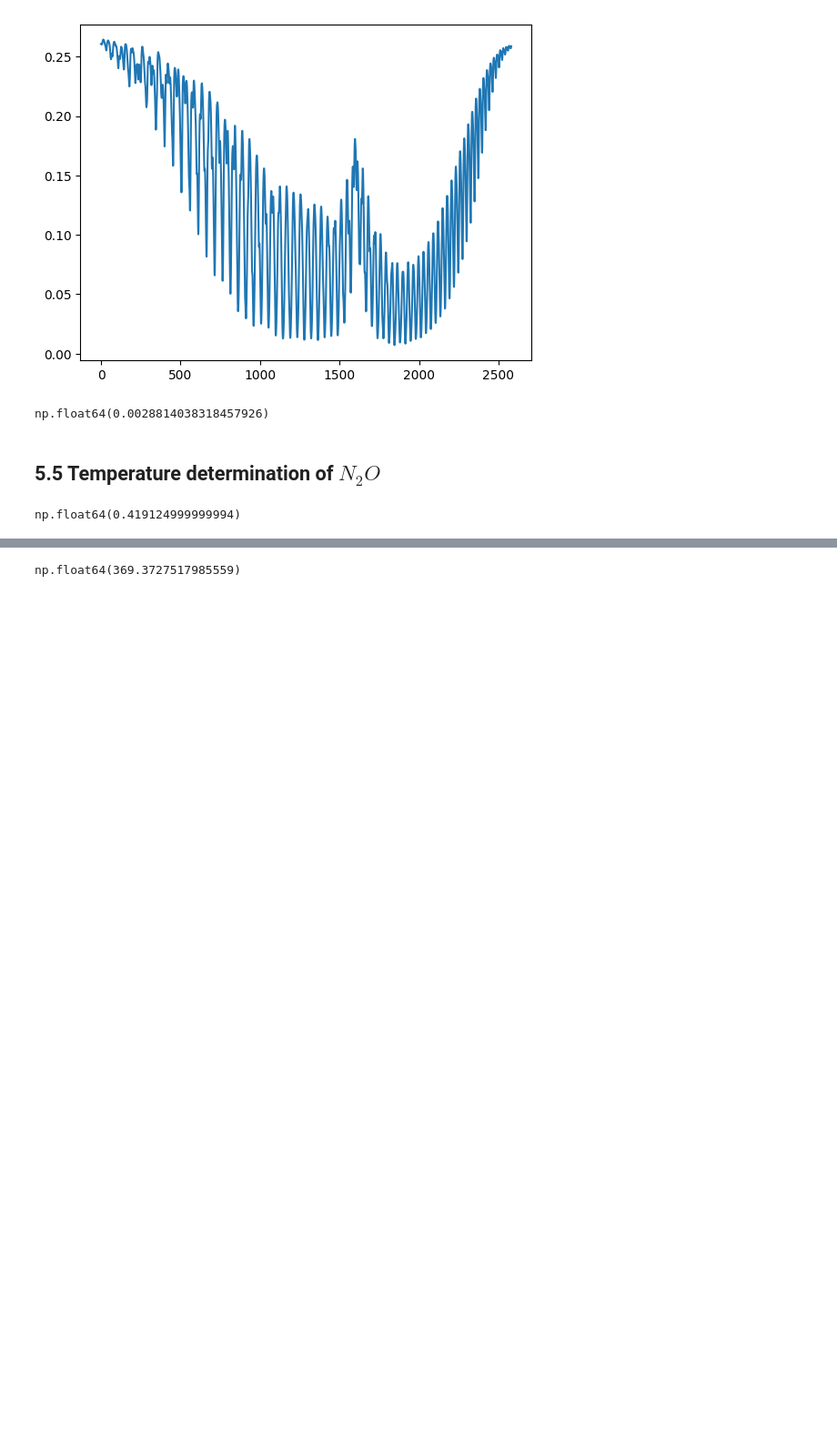
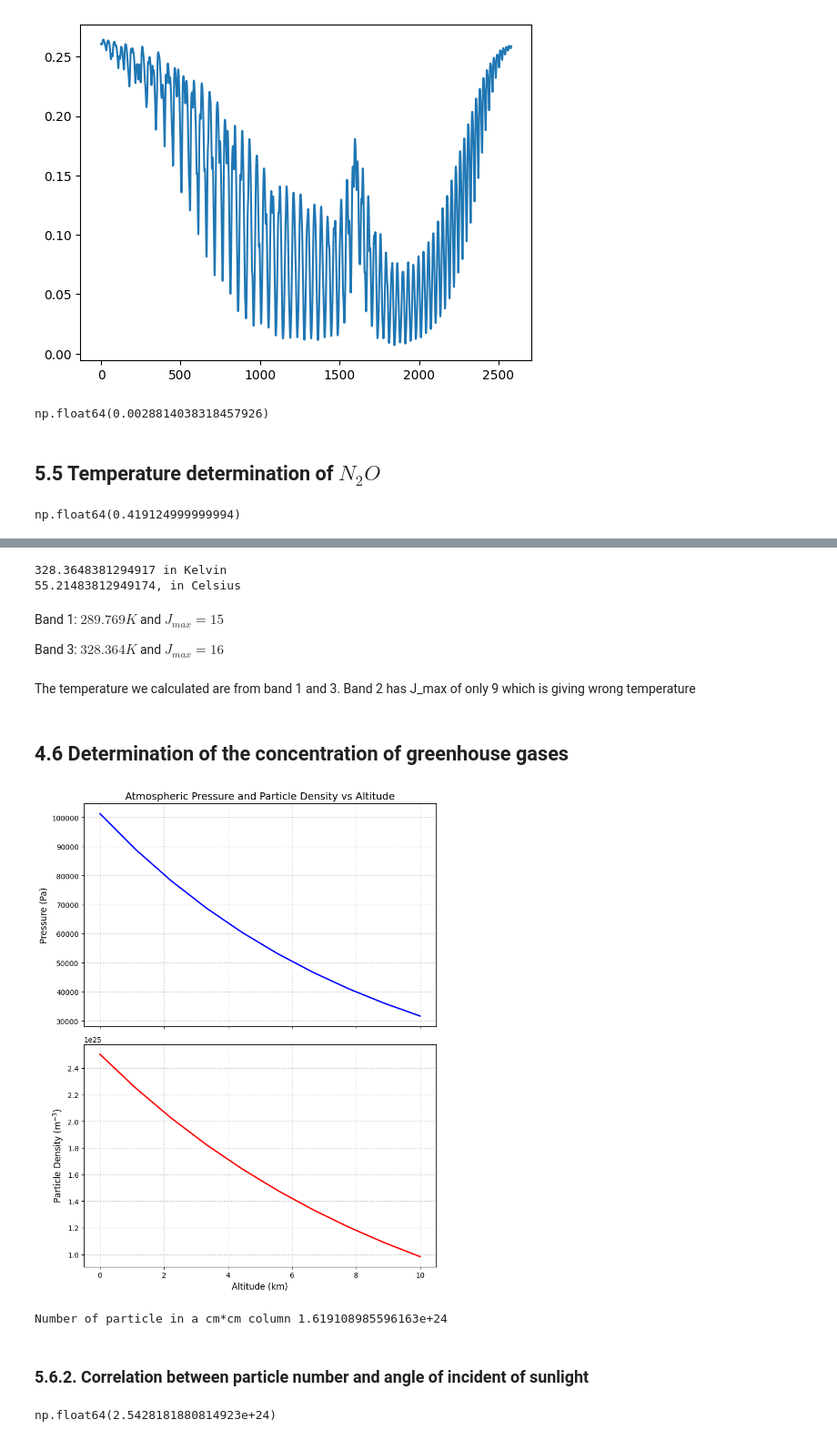
Before and after one commit to jaychotaliya987/InfraredSpectroscopy, a Jupyter notebook: MultiPurpose.ipynb, the cells around one changed output, grey strips where cells are left out. Shown at 91% size. Saved outputs shown, nothing was run; the diff lists cells and outputs as text; code cells hidden in the pictures; blank space fills up the shorter version.

```diff
--- a/MultiPurpose.ipynb
+++ b/MultiPurpose.ipynb
@@ -148,6 +158,62 @@ np.float64(0.419124999999994)
 # %%
-J = 17
+J = 16
 T = (2 * B / 0.695) * (J + 0.5)**2
-T
+print(T, "in Kelvin" )
+print(f"{T - 273.15}, in Celsius")
 # %% [output]
-np.float64(369.3727517985559)
+328.3648381294917 in Kelvin
+55.21483812949174, in Celsius
+# %% [markdown]
+Band 1: $289.769 K$ and $J_{max} = 15$
+
+Band 3: $328.364 K$ and $J_{max} = 16$
+# %% [markdown]
+The temperature we calculated are from band 1 and 3. Band 2 has J_max of only 9 which is giving wrong temperature
+# %% [markdown]
+## 4.6 Determination of the concentration of greenhouse gases
+# %%
+temp_h0 = 293.15 # Temperature at sea level in Kelvin
+pres_h0 = 101325 # Pressure at sea level in Pa
+h = np.linspace(0, 10, 10) * 1000 # height from 0 to 10 km, converted to meters
+
+temp_h = temp_h0 - (6/1000) * h # Temperature decreases by 6K for every 1000 m increase in height
+nominator = (9.8 * 0.02896) * h # 0.02896 is the molar mass of air in kg/mol. NOTE: If using R,gas constant always use molar mass in kg/mol.
+                                # If using k, gas constant always use Boltzmann constant in J/K.
+denominator = 8.314 * temp_h0
+pres_h = pres_h0 * np.exp (-nominator/denominator)
+part_density = (pres_h / (constants.k * temp_h)) # particle density as a function of height
+# %%
+# 2. Create the Subplots
+fig, (ax1, ax2) = plt.subplots(2, 1, figsize=(8, 10), sharex=True)
+
+# Top Plot: Pressure
+ax1.plot(h / 1000, pres_h, color='blue', lw=2)
+ax1.set_ylabel('Pressure (Pa)', fontsize=12)
+ax1.set_title('Atmospheric Pressure and Particle Density vs Altitude', fontsize=14)
+ax1.grid(True, linestyle='--', alpha=0.6)
+
+# Bottom Plot: Particle Density
+ax2.plot(h / 1000, part_density, color='red', lw=2)
+ax2.set_ylabel('Particle Density (m$^{-3}$)', fontsize=12)
+ax2.set_xlabel('Altitude (km)', fontsize=12)
+ax2.grid(True, linestyle='--', alpha=0.6)
+
+# Format the Y-axis of density to scientific notation
+ax2.ticklabel_format(style='sci', axis='y', scilimits=(0,0))
+
+plt.tight_layout()
+plt.show()
+# %% [output]
+[figure, added]
+# %%
+num_particle = integrate.simpson(part_density/100, h/1000, dx = 0.01)
+print(f"Number of particle in a cm*cm column {num_particle}")
+# %% [output]
+Number of particle in a cm*cm column 1.619108985596163e+24
+# %% [markdown]
+### 5.6.2. Correlation between particle number and angle of incident of sunlight
+# %%
+N_corrected =  num_particle / np.sin(59)
+N_corrected
+# %% [output]
+np.float64(2.5428181880814923e+24)
```
Also changed, not shown: parts of 16 cells of this notebook, 3 other files.
